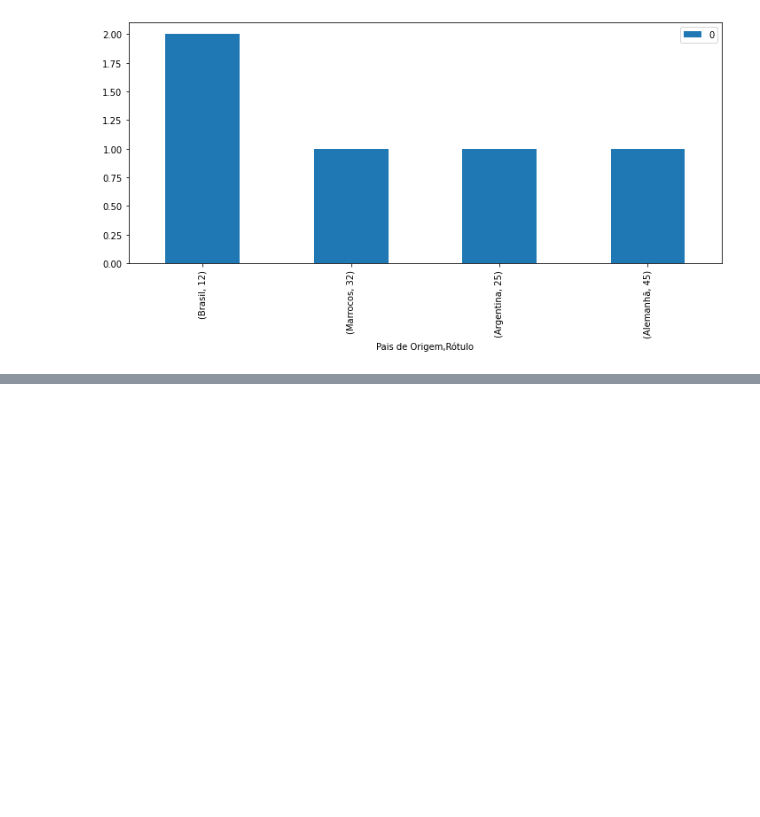
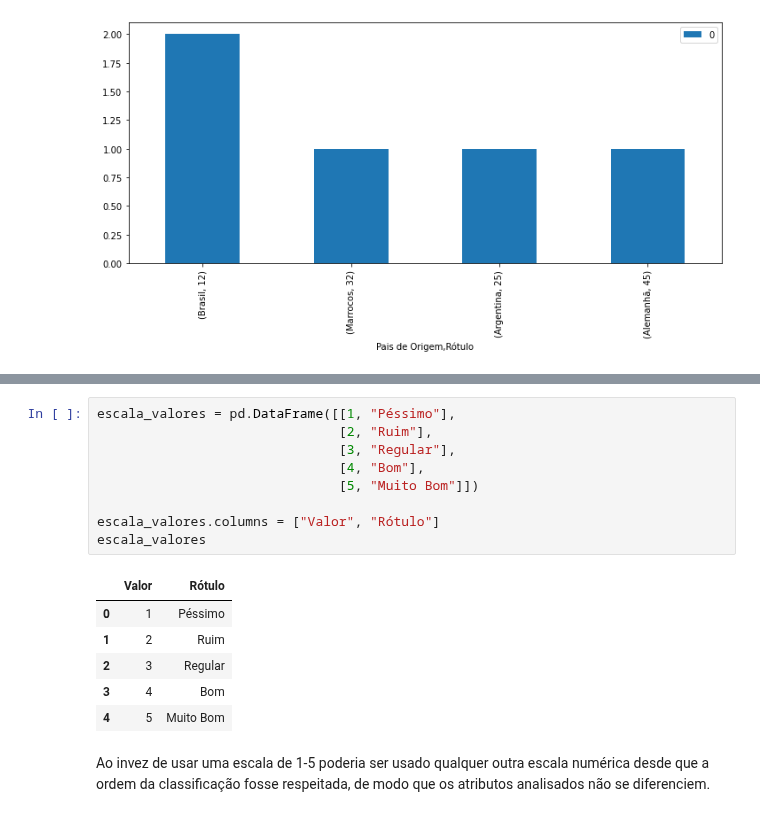
Before and after one commit to jvataidee/ManualdeAnalisedeDadosPython, a Jupyter notebook: cap1_tiposvariaveis_escala_mensuracao_precisao.ipynb, the cells around one changed output, grey strips where cells are left out. Cells and saved outputs as stored; diff of their text form; blank space fills up the shorter version.

```diff
--- a/cap1_tiposvariaveis_escala_mensuracao_precisao.ipynb
+++ b/cap1_tiposvariaveis_escala_mensuracao_precisao.ipynb
@@ -154,0 +160,18 @@ cont_pais.plot(kind = "bar", figsize = (12, 5));
+# %%
+escala_valores = pd.DataFrame([[1, "Péssimo"],
+                               [2, "Ruim"],
+                               [3, "Regular"],
+                               [4, "Bom"],
+                               [5, "Muito Bom"]])
+
+escala_valores.columns = ["Valor", "Rótulo"]
+escala_valores
+# %% [output]
+|  | Valor | Rótulo |
+| 0 | 1 | Péssimo |
+| 1 | 2 | Ruim |
+| 2 | 3 | Regular |
+| 3 | 4 | Bom |
+| 4 | 5 | Muito Bom |
+# %% [markdown]
+Ao invez de usar uma escala de 1-5 poderia ser usado qualquer outra escala numérica desde que a ordem da classificação fosse respeitada, de modo que os atributos analisados não se diferenciem.
```
Also changed, not shown: parts of 15 cells of this notebook.
